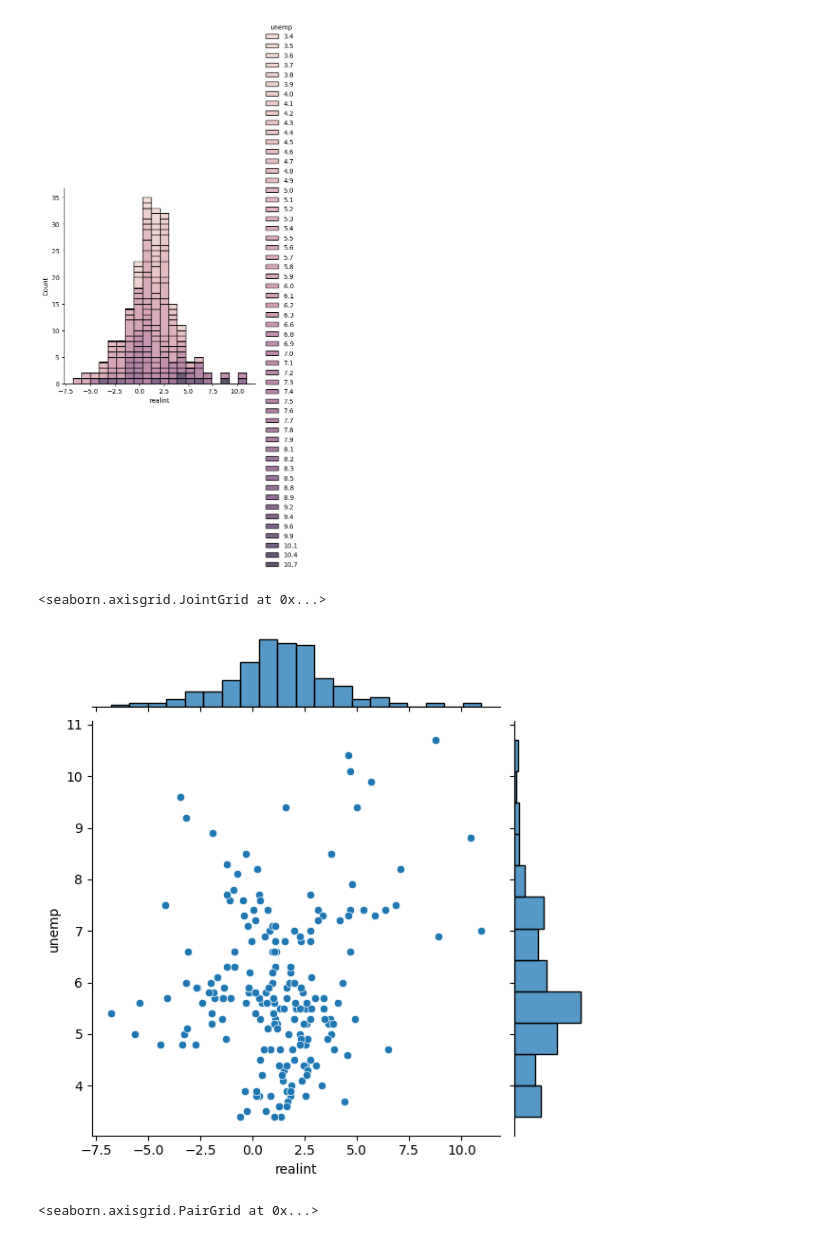
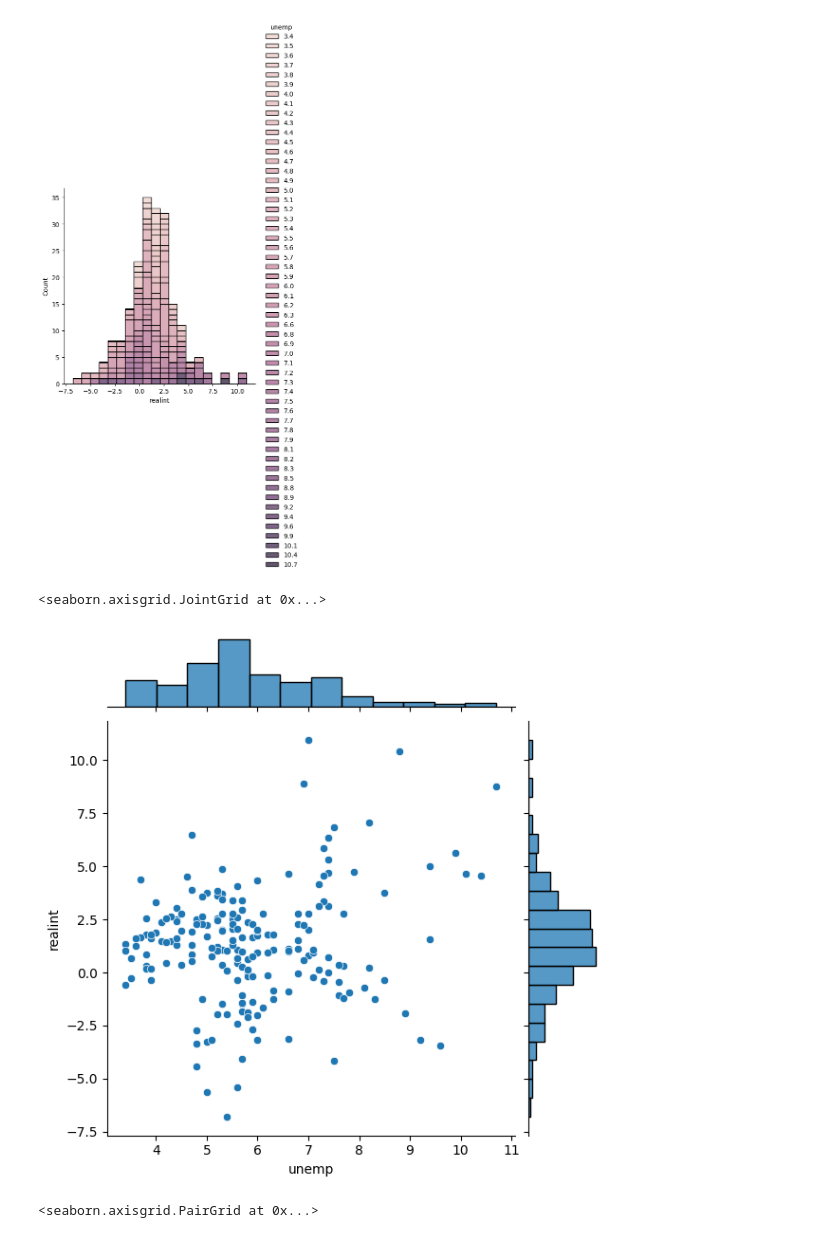
Before and after one commit to tylerchg/Personal-Project, a Jupyter notebook: Project 1/Codes for Project 1.ipynb, the cells around one changed output. Drawn from its saved outputs; the diff is of its cells as text; code cells hidden in the pictures.

```diff
--- a/Project 1/Codes for Project 1.ipynb
+++ b/Project 1/Codes for Project 1.ipynb
@@ -395,8 +400,8 @@ sns.displot(data = data, x = "realint", hue = "unemp", multiple = "stack")
 <seaborn.axisgrid.FacetGrid at 0x...>
 [figure]
 # %%
-sns.jointplot(data = data, x = "realint", y = "unemp")
+sns.jointplot(data = data, x = "unemp", y = "realint")
 # %% [output]
 <seaborn.axisgrid.JointGrid at 0x...>
-[figure, old version]
+[figure, new version]
 # %%
```
Also changed, not shown: parts of 13 cells of this notebook, 1 other file.
